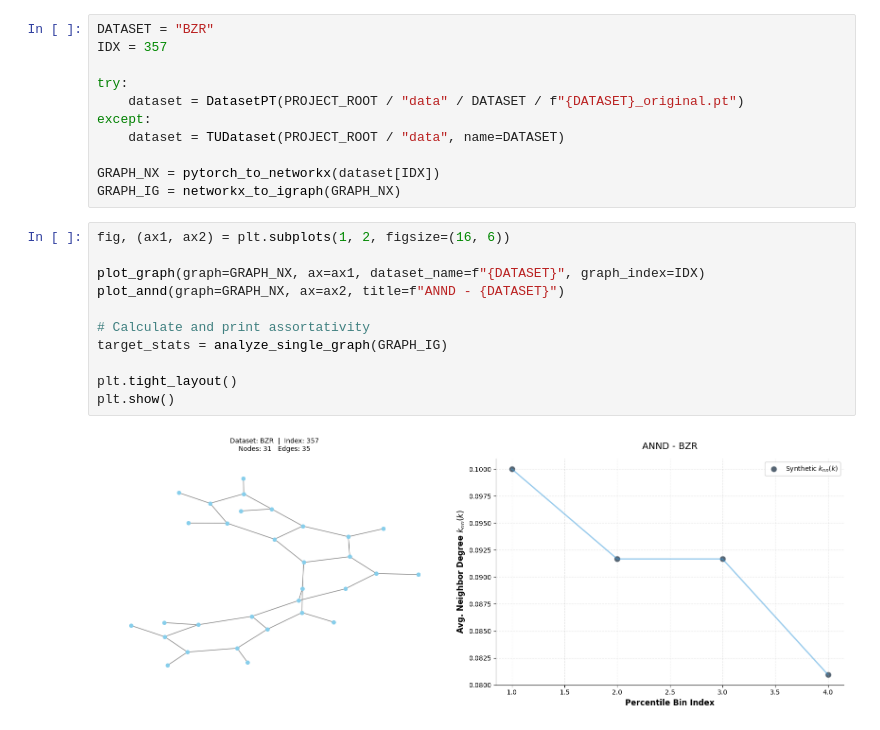
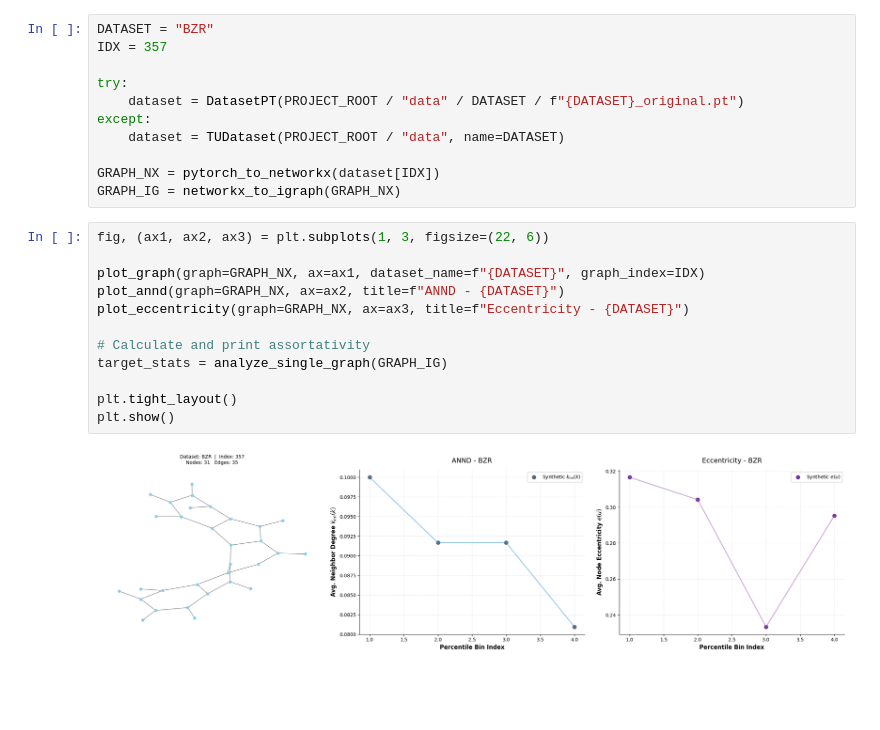
Before and after one commit to Andre1372/syn_bench_gnn, a Jupyter notebook: notebooks/single_generation_analysis.ipynb, the cells around one changed output. Cells and saved outputs as stored; diff of their text form; blank space fills up the shorter version.

```diff
--- a/notebooks/single_generation_analysis.ipynb
+++ b/notebooks/single_generation_analysis.ipynb
@@ -31,16 +31,17 @@ except:
 GRAPH_NX = pytorch_to_networkx(dataset[IDX])
 GRAPH_IG = networkx_to_igraph(GRAPH_NX)
 # %%
-fig, (ax1, ax2) = plt.subplots(1, 2, figsize=(16, 6))
+fig, (ax1, ax2, ax3) = plt.subplots(1, 3, figsize=(22, 6))
 
 plot_graph(graph=GRAPH_NX, ax=ax1, dataset_name=f"{DATASET}", graph_index=IDX)
 plot_annd(graph=GRAPH_NX, ax=ax2, title=f"ANND - {DATASET}")
+plot_eccentricity(graph=GRAPH_NX, ax=ax3, title=f"Eccentricity - {DATASET}")
 
 # Calculate and print assortativity
 target_stats = analyze_single_graph(GRAPH_IG)
 
 plt.tight_layout()
 plt.show()
 # %% [output]
-[figure, old version]
+[figure, new version]
 # %%
```
Also changed, not shown: parts of 2 cells of this notebook, 10 other files.
